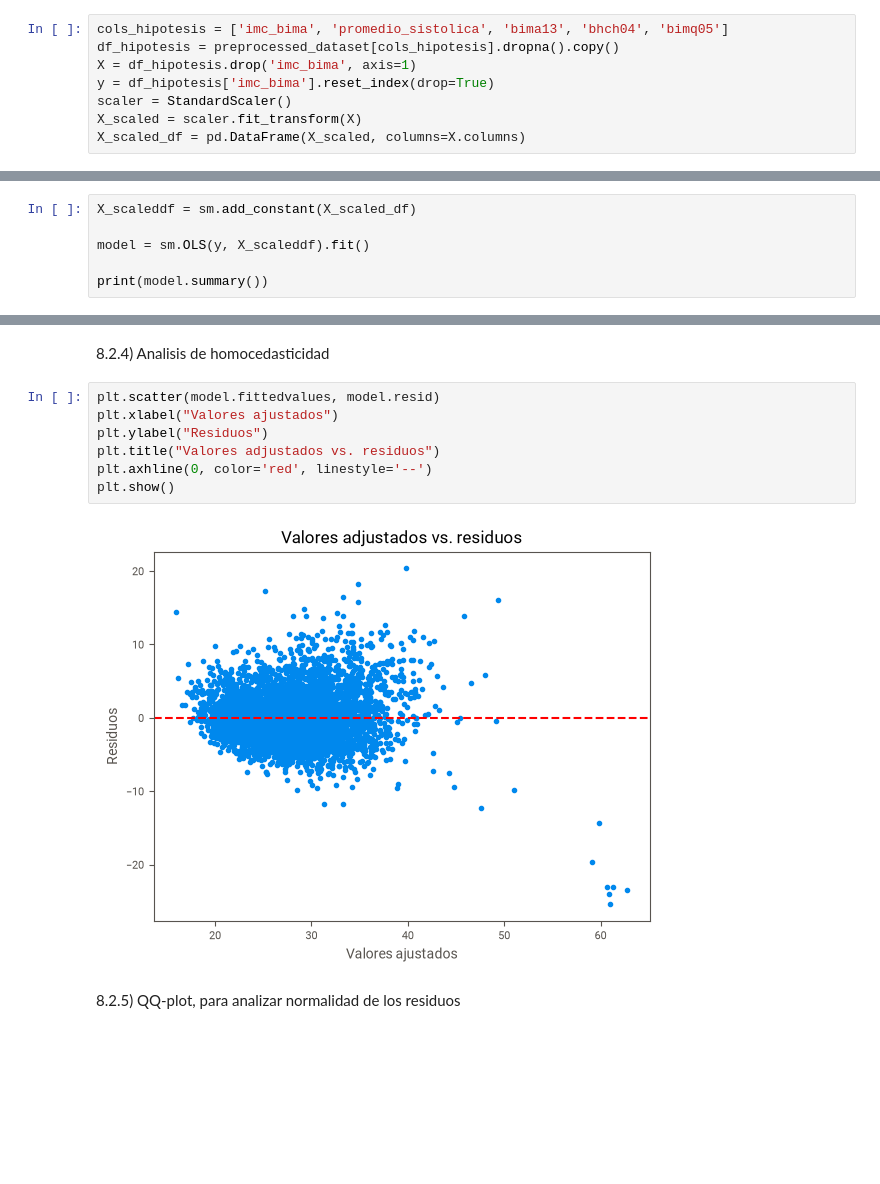
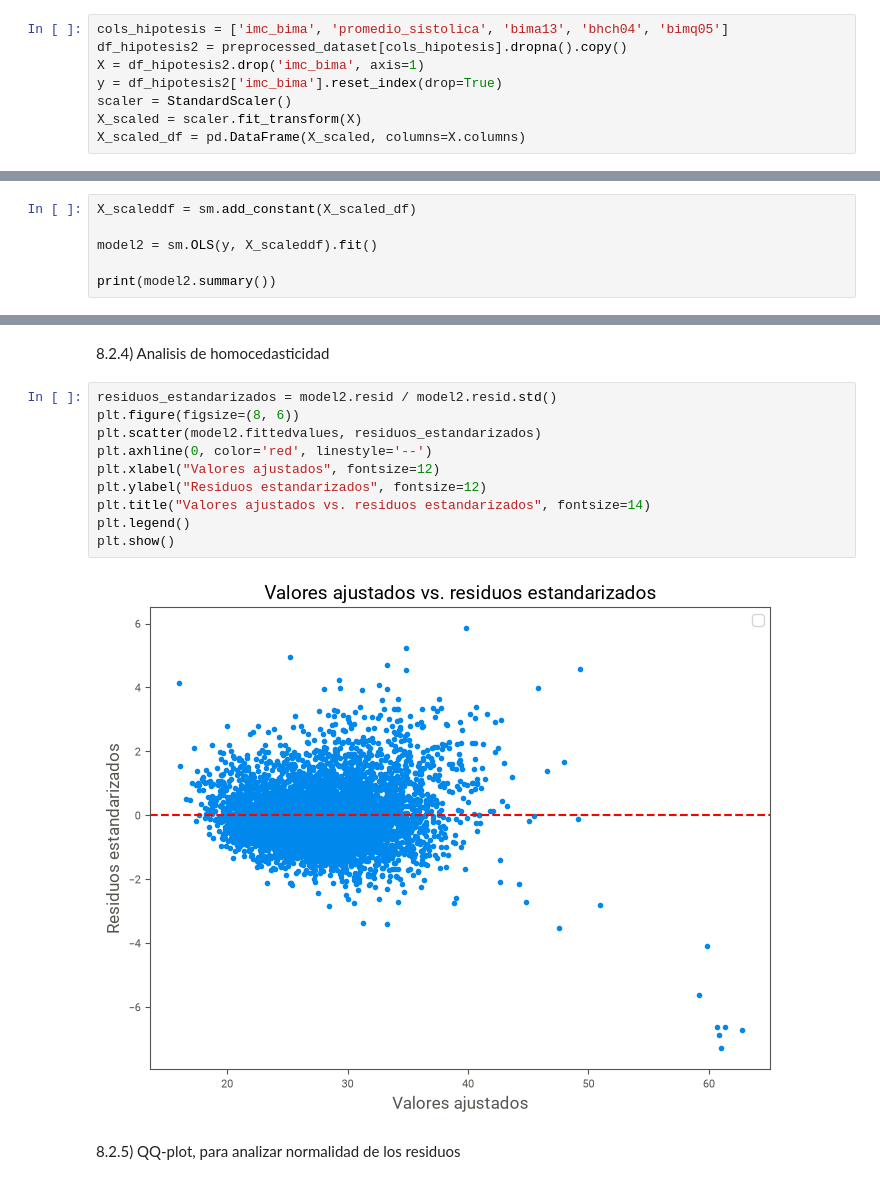
Before and after one commit to Nehuen-Asserquet/TPE-Ciencia-de-Datos-Grupo-16-INDEC, a Jupyter notebook: TPE.ipynb, the cells around one changed output, grey strips where cells are left out. Drawn from its saved outputs; the diff is of its cells as text; blank space fills up the shorter version.

```diff
--- a/TPE.ipynb
+++ b/TPE.ipynb
@@ -601,9 +604,9 @@ plt.show()
 8.2.1) Separamos la variable objetivo(imc_bima) de las variables predictoras, para realizar una estandarizacion de estas ultimas
 # %%
 cols_hipotesis = ['imc_bima', 'promedio_sistolica', 'bima13', 'bhch04', 'bimq05']
-df_hipotesis = preprocessed_dataset[cols_hipotesis].dropna().copy()
-X = df_hipotesis.drop('imc_bima', axis=1)
-y = df_hipotesis['imc_bima'].reset_index(drop=True)
+df_hipotesis2 = preprocessed_dataset[cols_hipotesis].dropna().copy()
+X = df_hipotesis2.drop('imc_bima', axis=1)
+y = df_hipotesis2['imc_bima'].reset_index(drop=True)
 scaler = StandardScaler()
 X_scaled = scaler.fit_transform(X)
 X_scaled_df = pd.DataFrame(X_scaled, columns=X.columns)
@@ -630,9 +633,9 @@ std         1.000099e+00  1.000099e+00  1.000099e+00  1.000099e+00
 # %%
 X_scaleddf = sm.add_constant(X_scaled_df)
 
-model = sm.OLS(y, X_scaleddf).fit()
+model2 = sm.OLS(y, X_scaleddf).fit()
 
-print(model.summary())
+print(model2.summary())
 # %% [output]
                             OLS Regression Results
 ==============================================================================
@@ -653,15 +656,18 @@ Notes:
 [1] Standard Errors assume that the covariance matrix of the errors is correctly specified.
 # %% [markdown]
 8.2.4) Analisis de homocedasticidad
-# %%
-plt.scatter(model.fittedvalues, model.resid)
-plt.xlabel("Valores ajustados")
-plt.ylabel("Residuos")
-plt.title("Valores adjustados vs. residuos")
-plt.axhline(0, color='red', linestyle='--')
-plt.show()
-# %% [output]
-[figure, removed]
+# %%
+residuos_estandarizados = model2.resid / model2.resid.std()
+plt.figure(figsize=(8, 6))
+plt.scatter(model2.fittedvalues, residuos_estandarizados)
+plt.axhline(0, color='red', linestyle='--')
+plt.xlabel("Valores ajustados", fontsize=12)
+plt.ylabel("Residuos estandarizados", fontsize=12)
+plt.title("Valores ajustados vs. residuos estandarizados", fontsize=14)
+plt.legend()
+plt.show()
+# %% [output]
+[figure, added]
 # %% [markdown]
 8.2.5) QQ-plot, para analizar normalidad de los residuos
 # %%
```
Also changed, not shown: parts of 5 cells of this notebook.
